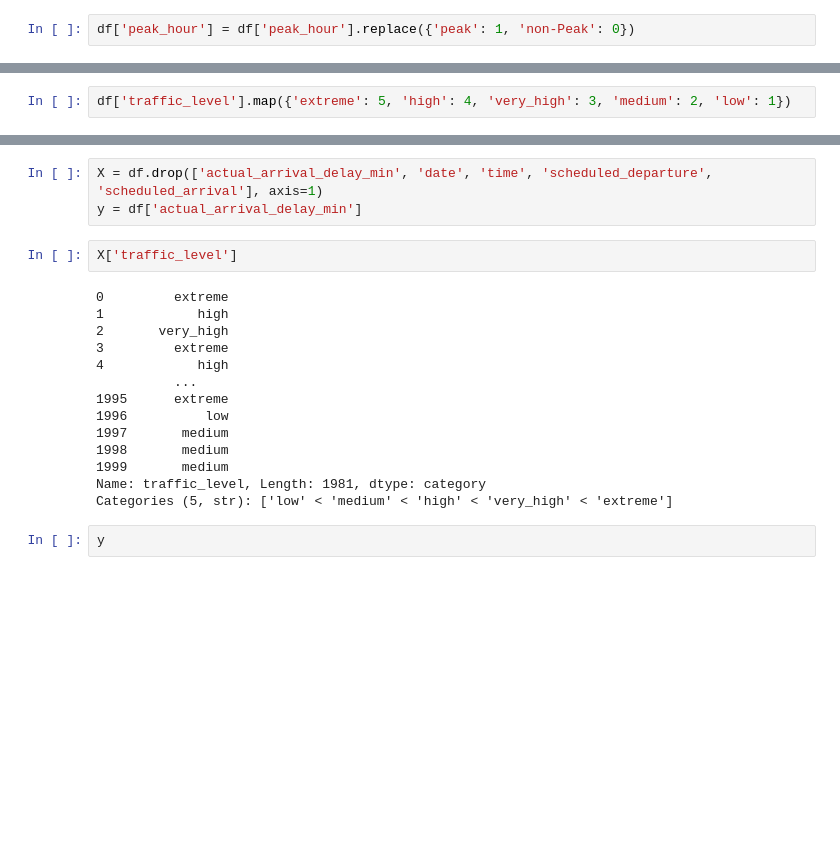
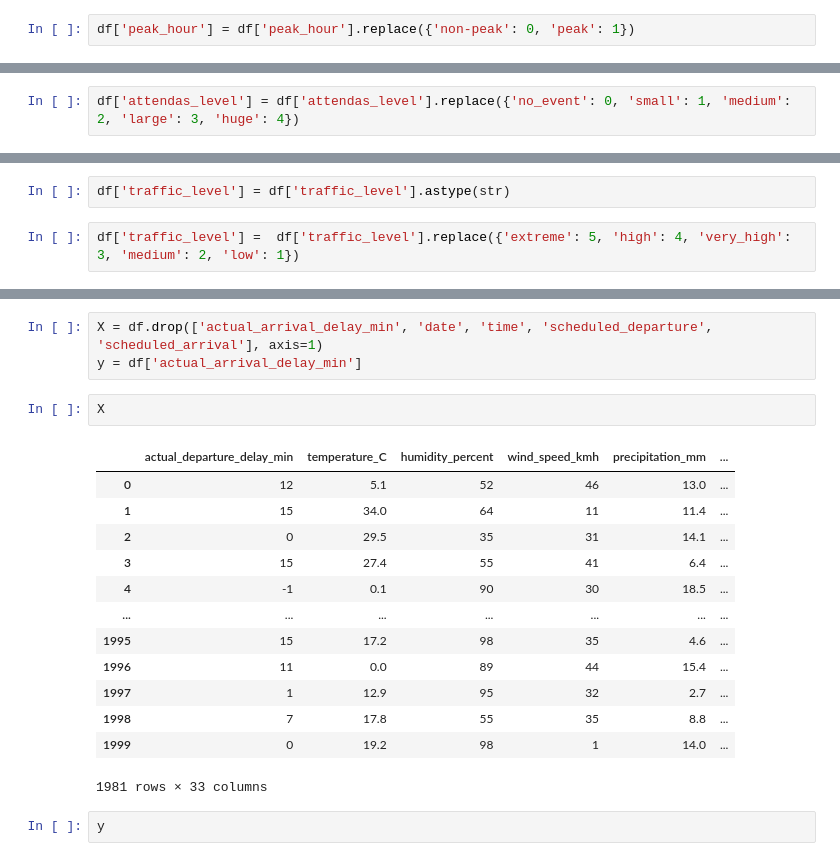
Before and after one commit to Prakalp-74/Public_Transport_delay, a Jupyter notebook: public_delay/public.ipynb, the cells around one changed output, grey strips where cells are left out. Saved outputs shown, nothing was run; the diff lists cells and outputs as text; blank space fills up the shorter version.

```diff
--- a/public_delay/public.ipynb
+++ b/public_delay/public.ipynb
@@ -421,4 +421,4 @@ df
 # %%
 df = df.dropna(subset=['traffic_level'])
 # %%
-df['peak_hour'] = df['peak_hour'].replace({'peak': 1, 'non-Peak': 0})
+df['peak_hour'] = df['peak_hour'].replace({'non-peak': 0, 'peak': 1})
@@ -425,3 +440,5 @@ df['peak_hour'] = df['peak_hour'].replace({'peak': 1, 'non-Peak': 0})
+# %%
+df['attendas_level'] = df['attendas_level'].replace({'no_event': 0, 'small': 1, 'medium': 2, 'large': 3, 'huge': 4})
 # %%
 df.isnull().sum()
 # %% [output]
@@ -447,5 +464,7 @@ df['traffic_level'].unique()
 # %% [output]
 ['extreme', 'high', 'very_high', 'medium', 'low']
 Categories (5, str): ['low' < 'medium' < 'high' < 'very_high' < 'extreme']
+# %%
+df['traffic_level'] = df['traffic_level'].astype(str)
 # %%
-df['traffic_level'].map({'extreme': 5, 'high': 4, 'very_high': 3, 'medium': 2, 'low': 1})
+df['traffic_level'] =  df['traffic_level'].replace({'extreme': 5, 'high': 4, 'very_high': 3, 'medium': 2, 'low': 1})
@@ -471,21 +491,21 @@ len(df)
 X = df.drop(['actual_arrival_delay_min', 'date', 'time', 'scheduled_departure', 'scheduled_arrival'], axis=1)
 y = df['actual_arrival_delay_min']
 # %%
-X['traffic_level']
+X
 # %% [output]
+|  | actual_departure_delay_min | temperature_C | humidity_percent | wind_speed_kmh | precipitation_mm | ... |
+| 0 | 12 | 5.1 | 52 | 46 | 13.0 | ... |
+| 1 | 15 | 34.0 | 64 | 11 | 11.4 | ... |
+| 2 | 0 | 29.5 | 35 | 31 | 14.1 | ... |
+| 3 | 15 | 27.4 | 55 | 41 | 6.4 | ... |
+| 4 | -1 | 0.1 | 90 | 30 | 18.5 | ... |
+| ... | ... | ... | ... | ... | ... | ... |
+| 1995 | 15 | 17.2 | 98 | 35 | 4.6 | ... |
+| 1996 | 11 | 0.0 | 89 | 44 | 15.4 | ... |
+| 1997 | 1 | 12.9 | 95 | 32 | 2.7 | ... |
+| 1998 | 7 | 17.8 | 55 | 35 | 8.8 | ... |
+| 1999 | 0 | 19.2 | 98 | 1 | 14.0 | ... |
-0         extreme
-1            high
-2       very_high
-3         extreme
-4            high
-          ...
-1995      extreme
-1996          low
-1997       medium
-1998       medium
-1999       medium
-Name: traffic_level, Length: 1981, dtype: category
-Categories (5, str): ['low' < 'medium' < 'high' < 'very_high' < 'extreme']
+1981 rows × 33 columns
 # %%
 y
 # %% [output]
```
Also changed, not shown: parts of 6 cells of this notebook.
